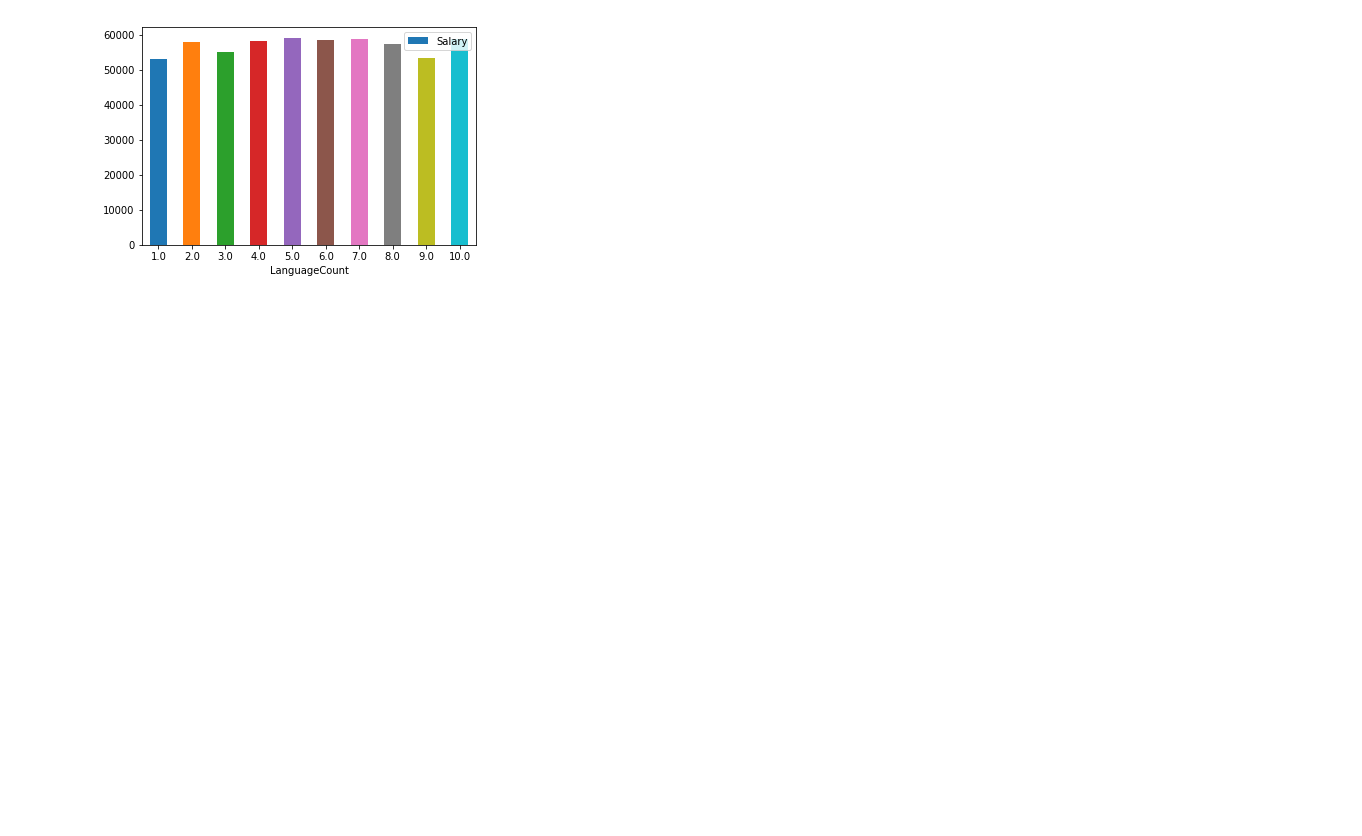
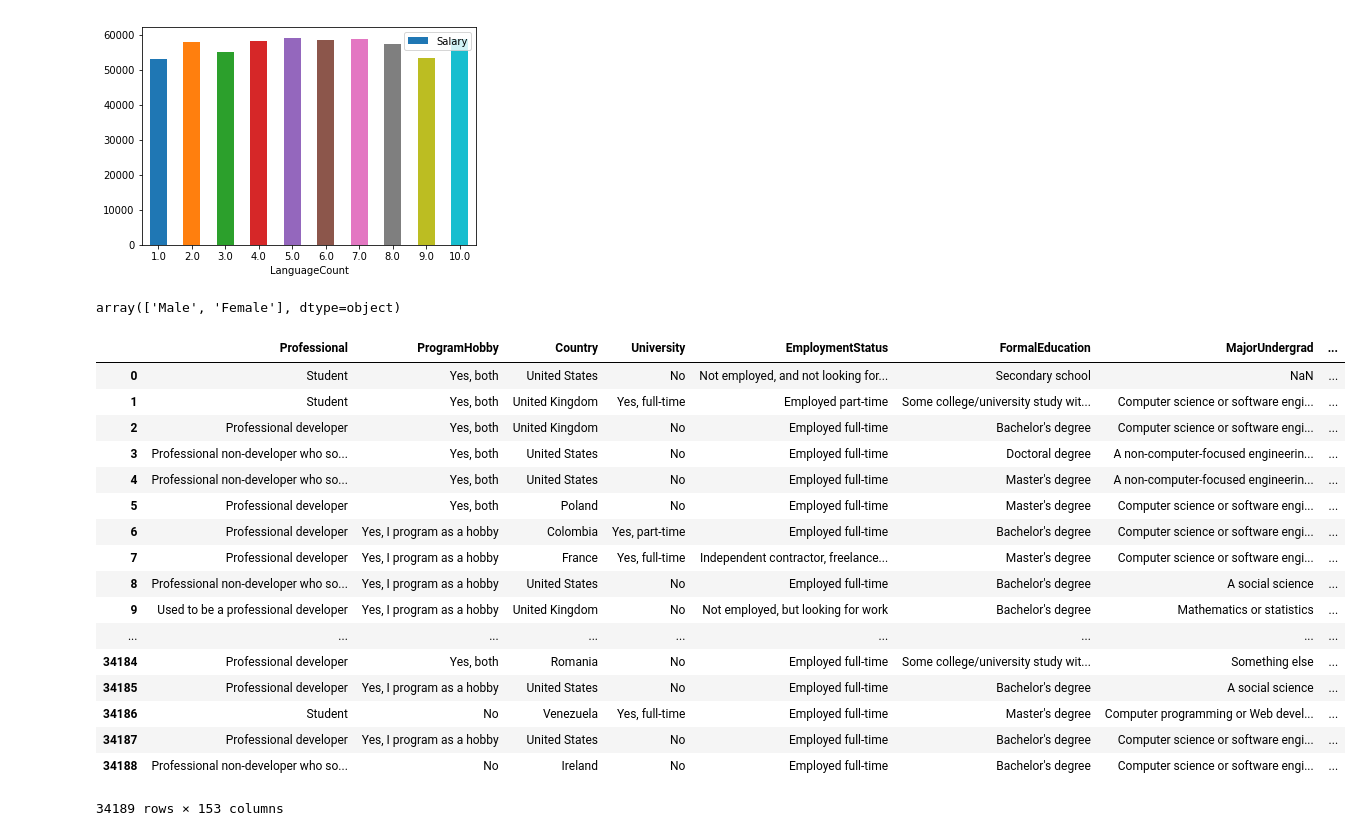
Before and after one commit to rowhitswami/StackOverFlow-Survey-17, a Jupyter notebook: application.ipynb, the cells around one changed output. Cells and saved outputs as stored; diff of their text form; code cells hidden in the pictures; blank space fills up the shorter version.

```diff
--- a/application.ipynb
+++ b/application.ipynb
@@ -47,3 +52,32 @@ ax = c.plot.bar(x='LanguageCount', y='Salary', rot=0)
 # %% [output]
 Average Salary 57044.46114557163
 [figure]
+# %%
+searchfor = ['Gender non-conforming', 'Transgender; Gender non-conforming','Gender non-conforming; Other', 'Transgender; Other', 'Transgender', 'Other', 'Male; Female']
+testing_df2.dropna(subset=['Gender'], inplace=True)
+testing_df2 = testing_df2[~testing_df2.Gender.str.contains('|'.join(searchfor))]
+testing_df2['Gender'].unique()
+# %% [output]
+array(['Male', 'Female'], dtype=object)
+# %%
+testing_df2.reset_index(drop=True, inplace=True)
+testing_df2.drop(['Respondent'], axis=1)
+# %% [output]
+|  | Professional | ProgramHobby | Country | University | EmploymentStatus | FormalEducation | MajorUndergrad | ... |
+| 0 | Student | Yes, both | United States | No | Not employed, and not looking for... | Secondary school | NaN | ... |
+| 1 | Student | Yes, both | United Kingdom | Yes, full-time | Employed part-time | Some college/university study wit... | Computer science or software engi... | ... |
+| 2 | Professional developer | Yes, both | United Kingdom | No | Employed full-time | Bachelor's degree | Computer science or software engi... | ... |
+| 3 | Professional non-developer who so... | Yes, both | United States | No | Employed full-time | Doctoral degree | A non-computer-focused engineerin... | ... |
+| 4 | Professional non-developer who so... | Yes, both | United States | No | Employed full-time | Master's degree | A non-computer-focused engineerin... | ... |
+| 5 | Professional developer | Yes, both | Poland | No | Employed full-time | Master's degree | Computer science or software engi... | ... |
+| 6 | Professional developer | Yes, I program as a hobby | Colombia | Yes, part-time | Employed full-time | Bachelor's degree | Computer science or software engi... | ... |
+| 7 | Professional developer | Yes, I program as a hobby | France | Yes, full-time | Independent contractor, freelance... | Master's degree | Computer science or software engi... | ... |
+| 8 | Professional non-developer who so... | Yes, I program as a hobby | United States | No | Employed full-time | Bachelor's degree | A social science | ... |
+| 9 | Used to be a professional developer | Yes, I program as a hobby | United Kingdom | No | Not employed, but looking for work | Bachelor's degree | Mathematics or statistics | ... |
+| ... | ... | ... | ... | ... | ... | ... | ... | ... |
+| 34184 | Professional developer | Yes, both | Romania | No | Employed full-time | Some college/university study wit... | Something else | ... |
+| 34185 | Professional developer | Yes, I program as a hobby | United States | No | Employed full-time | Bachelor's degree | A social science | ... |
+| 34186 | Student | No | Venezuela | Yes, full-time | Employed full-time | Master's degree | Computer programming or Web devel... | ... |
+| 34187 | Professional developer | Yes, I program as a hobby | United States | No | Employed full-time | Bachelor's degree | Computer science or software engi... | ... |
+| 34188 | Professional non-developer who so... | No | Ireland | No | Employed full-time | Bachelor's degree | Computer science or software engi... | ... |
+34189 rows × 153 columns
```
Also changed, not shown: parts of 4 cells of this notebook, 5 other files.
